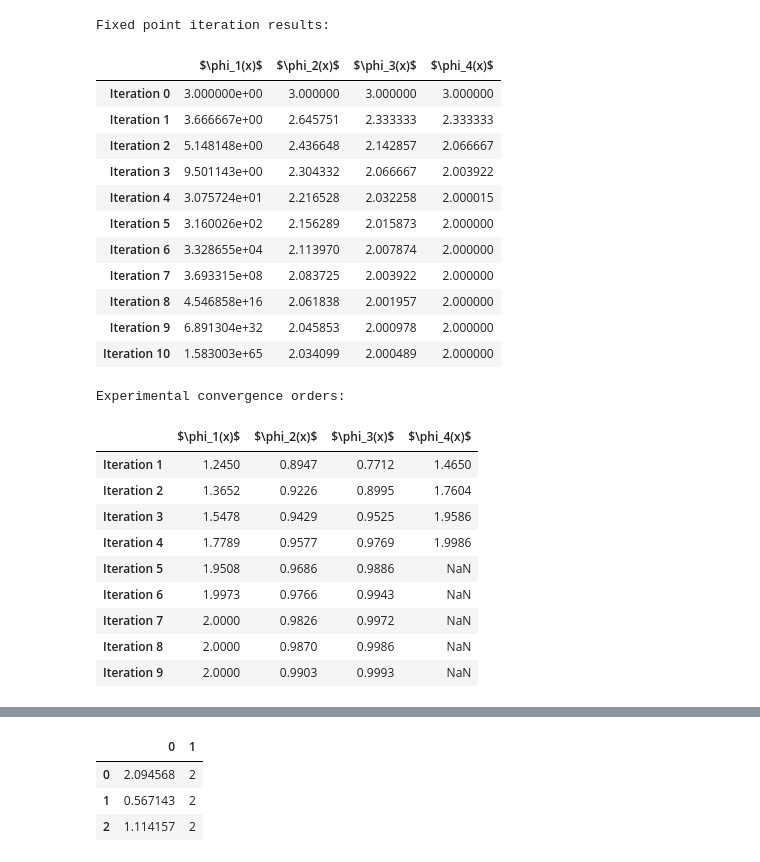
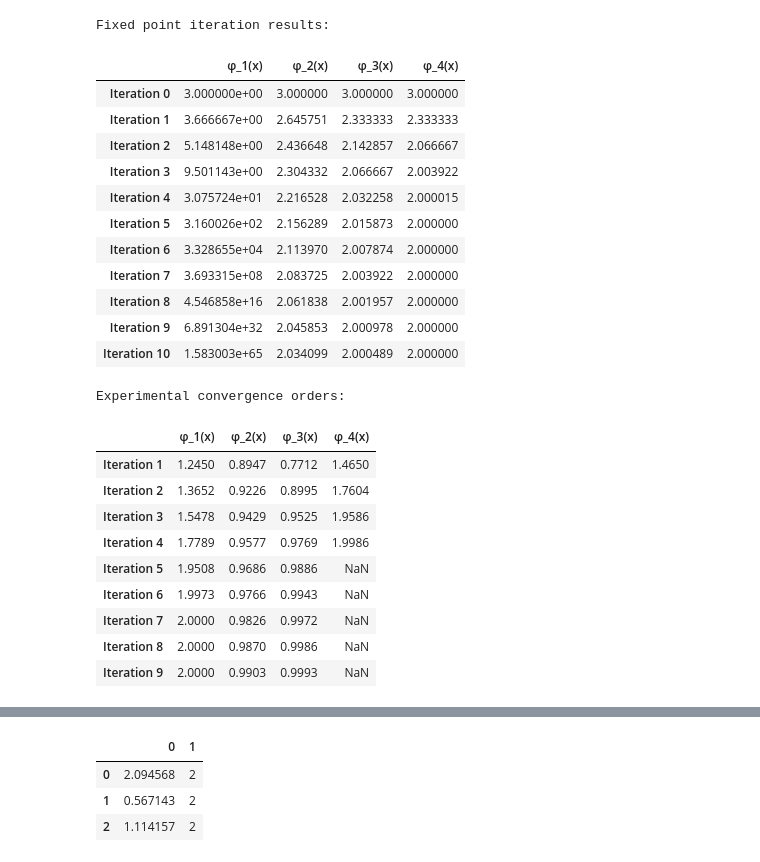
Before and after one commit to depebul/MOWNIT, a Jupyter notebook: lab08/mownit_lab08.ipynb, the cells around one changed output, grey strips where cells are left out. Drawn from its saved outputs; the diff is of its cells as text; code cells hidden in the pictures.

```diff
--- a/lab08/mownit_lab08.ipynb
+++ b/lab08/mownit_lab08.ipynb
@@ -182,35 +222,35 @@ def phi4(x):
 
 
 phi = [phi1, phi2, phi3, phi4]
-names = [r"$\phi_1(x)$", r"$\phi_2(x)$", r"$\phi_3(x)$", r"$\phi_4(x)$"]
+names = [r"φ_1(x)", r"φ_2(x)", r"φ_3(x)", r"φ_4(x)"]
 alpha = 2
 x0 = 3
 iterations = 10
 results = []
 
 for i in range(len(phi)):
     x = x0
     history = [x]
     for _ in range(iterations):
         x = phi[i](x)
         history.append(x)
     results.append(history)
 
 
 results_df = pd.DataFrame(
     {names[i]: results[i] for i in range(len(names))},
     index=[f"Iteration {i}" for i in range(len(results[0]))],
 )
 
 
 results_df = results_df.round(6)
 
 
 print("Fixed point iteration results:")
 display(results_df)
 # %% [output]
 Fixed point iteration results:
-|  | $\phi_1(x)$ | $\phi_2(x)$ | $\phi_3(x)$ | $\phi_4(x)$ |
+|  | φ_1(x) | φ_2(x) | φ_3(x) | φ_4(x) |
 | Iteration 0 | 3.000000e+00 | 3.000000 | 3.000000 | 3.000000 |
 | Iteration 1 | 3.666667e+00 | 2.645751 | 2.333333 | 2.333333 |
 | Iteration 2 | 5.148148e+00 | 2.436648 | 2.142857 | 2.066667 |
@@ -250,7 +290,7 @@ print("Experimental convergence orders:")
 display(orders_df)
 # %% [output]
 Experimental convergence orders:
-|  | $\phi_1(x)$ | $\phi_2(x)$ | $\phi_3(x)$ | $\phi_4(x)$ |
+|  | φ_1(x) | φ_2(x) | φ_3(x) | φ_4(x) |
 | Iteration 1 | 1.2450 | 0.8947 | 0.7712 | 1.4650 |
 | Iteration 2 | 1.3652 | 0.9226 | 0.8995 | 1.7604 |
 | Iteration 3 | 1.5478 | 0.9429 | 0.9525 | 1.9586 |
```
Also changed, not shown: parts of 10 cells of this notebook.
